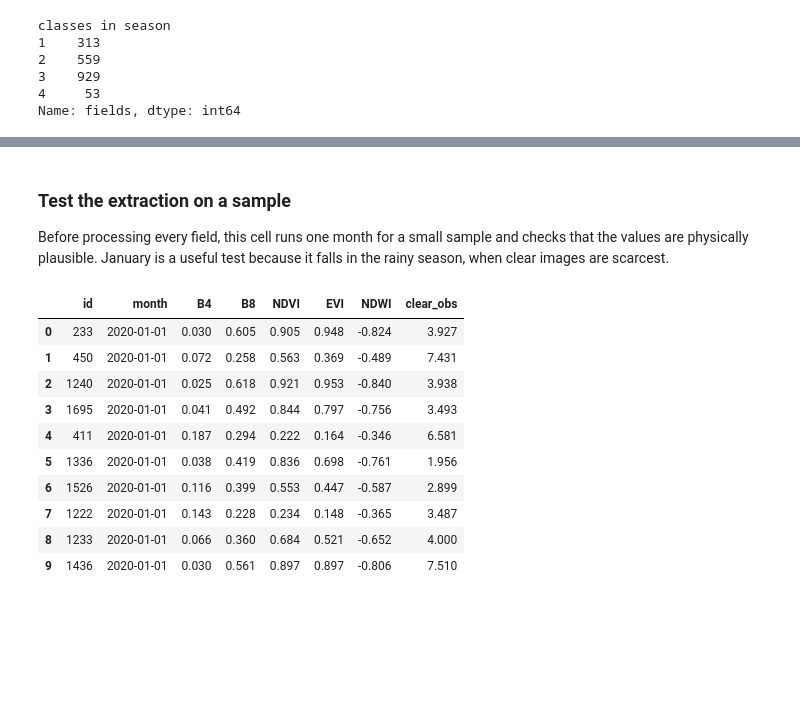
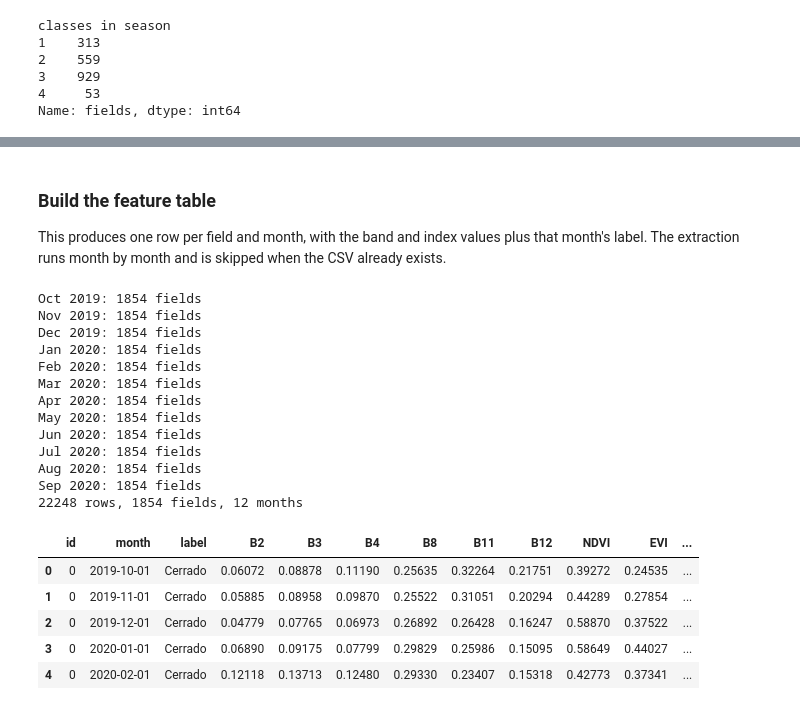
Before and after one commit to lucasmd30/crop-classification-sentinel2, a Jupyter notebook: crop_classification.ipynb, the cells around one changed output, grey strips where cells are left out. Cells and saved outputs as stored; diff of their text form; code cells hidden in the pictures; blank space fills up the shorter version.

Commit message:
Export per-field band and vegetation index time series to CSV

```diff
--- a/crop_classification.ipynb
+++ b/crop_classification.ipynb
@@ -134,7 +134,7 @@ Running this section requires an Earth Engine account. Replace `EE_PROJECT` with
 import ee
 
 EE_PROJECT = "crop-classification-sentinel2"
-ee.Initialize(project=EE_PROJECT)
+FEATURES_CSV = Path("data/sentinel2_features.csv")
 
 COLLECTION = "COPERNICUS/S2_SR_HARMONIZED"
 BANDS = ["B2", "B3", "B4", "B8", "B11", "B12"]
@@ -143,7 +143,10 @@ CLEAR_SCL_CLASSES = [4, 5, 6, 7]  # vegetation, bare soil, water, unclassified
 SCALE_METERS = 20  # native resolution of the SWIR bands
 CHUNK_SIZE = 400  # fields per request, to stay within Earth Engine limits
 
-study_area = ee.Geometry.Rectangle([float(value) for value in fields.total_bounds])
+needs_extraction = not FEATURES_CSV.exists()
+if needs_extraction:
+    ee.Initialize(project=EE_PROJECT)
+    study_area = ee.Geometry.Rectangle([float(value) for value in fields.total_bounds])
 # %%
 def mask_clouds(image):
     """Keep clear pixels and convert the bands to surface reflectance."""
@@ -195,27 +198,46 @@ def extract_month(month_start, polygons):
     table = pd.DataFrame(rows)
     table.insert(1, "month", pd.Timestamp(month_start))
     return table
-# %% [markdown]
-### Test the extraction on a sample
-
-Before processing every field, this cell runs one month for a small sample and checks that the values are physically plausible. January is a useful test because it falls in the rainy season, when clear images are scarcest.
-# %%
-sample = extract_month("2020-01-01", fields.sample(20, random_state=42))
-
-assert sample["NDVI"].dropna().between(-1, 1).all(), "NDVI must be between -1 and 1"
-assert sample[BANDS].dropna().ge(0).all().all(), "Reflectance cannot be negative"
-
-values = sample[["B4", "B8", "NDVI", "EVI", "NDWI", "clear_obs"]].round(3)
-sample[["id", "month"]].join(values).head(10)
-# %% [output]
-|  | id | month | B4 | B8 | NDVI | EVI | NDWI | clear_obs |
-| 0 | 233 | 2020-01-01 | 0.030 | 0.605 | 0.905 | 0.948 | -0.824 | 3.927 |
-| 1 | 450 | 2020-01-01 | 0.072 | 0.258 | 0.563 | 0.369 | -0.489 | 7.431 |
-| 2 | 1240 | 2020-01-01 | 0.025 | 0.618 | 0.921 | 0.953 | -0.840 | 3.938 |
-| 3 | 1695 | 2020-01-01 | 0.041 | 0.492 | 0.844 | 0.797 | -0.756 | 3.493 |
-| 4 | 411 | 2020-01-01 | 0.187 | 0.294 | 0.222 | 0.164 | -0.346 | 6.581 |
-| 5 | 1336 | 2020-01-01 | 0.038 | 0.419 | 0.836 | 0.698 | -0.761 | 1.956 |
-| 6 | 1526 | 2020-01-01 | 0.116 | 0.399 | 0.553 | 0.447 | -0.587 | 2.899 |
-| 7 | 1222 | 2020-01-01 | 0.143 | 0.228 | 0.234 | 0.148 | -0.365 | 3.487 |
-| 8 | 1233 | 2020-01-01 | 0.066 | 0.360 | 0.684 | 0.521 | -0.652 | 4.000 |
-| 9 | 1436 | 2020-01-01 | 0.030 | 0.561 | 0.897 | 0.897 | -0.806 | 7.510 |
+# %% [markdown]
+### Build the feature table
+
+This produces one row per field and month, with the band and index values plus that month's label. The extraction runs month by month and is skipped when the CSV already exists.
+# %%
+FEATURE_COLUMNS = BANDS + INDICES + ["clear_obs"]
+
+if needs_extraction:
+    months = pd.date_range("2019-10-01", periods=len(MONTHS), freq="MS")
+    monthly_tables = []
+    for month in months:
+        monthly_tables.append(extract_month(month.strftime("%Y-%m-%d"), fields))
+        print(f"{month:%b %Y}: {len(monthly_tables[-1])} fields")
+
+    extracted = pd.concat(monthly_tables, ignore_index=True)
+    extracted[FEATURE_COLUMNS] = extracted[FEATURE_COLUMNS].round(5)
+    features = extracted.merge(labels, on=["id", "month"], how="left", validate="one_to_one")
+    features = features[["id", "month", "label"] + FEATURE_COLUMNS]
+    features.sort_values(["id", "month"]).to_csv(FEATURES_CSV, index=False)
+
+features = pd.read_csv(FEATURES_CSV, dtype={"id": str}, parse_dates=["month"])
+print(f"{len(features)} rows, {features['id'].nunique()} fields, {features['month'].nunique()} months")
+features.head()
+# %% [output]
+Oct 2019: 1854 fields
+Nov 2019: 1854 fields
+Dec 2019: 1854 fields
+Jan 2020: 1854 fields
+Feb 2020: 1854 fields
+Mar 2020: 1854 fields
+Apr 2020: 1854 fields
+May 2020: 1854 fields
+Jun 2020: 1854 fields
+Jul 2020: 1854 fields
+Aug 2020: 1854 fields
+Sep 2020: 1854 fields
+22248 rows, 1854 fields, 12 months
+|  | id | month | label | B2 | B3 | B4 | B8 | B11 | B12 | NDVI | EVI | ... |
+| 0 | 0 | 2019-10-01 | Cerrado | 0.06072 | 0.08878 | 0.11190 | 0.25635 | 0.32264 | 0.21751 | 0.39272 | 0.24535 | ... |
+| 1 | 0 | 2019-11-01 | Cerrado | 0.05885 | 0.08958 | 0.09870 | 0.25522 | 0.31051 | 0.20294 | 0.44289 | 0.27854 | ... |
+| 2 | 0 | 2019-12-01 | Cerrado | 0.04779 | 0.07765 | 0.06973 | 0.26892 | 0.26428 | 0.16247 | 0.58870 | 0.37522 | ... |
+| 3 | 0 | 2020-01-01 | Cerrado | 0.06890 | 0.09175 | 0.07799 | 0.29829 | 0.25986 | 0.15095 | 0.58649 | 0.44027 | ... |
+| 4 | 0 | 2020-02-01 | Cerrado | 0.12118 | 0.13713 | 0.12480 | 0.29330 | 0.23407 | 0.15318 | 0.42773 | 0.37341 | ... |
```
Also changed, not shown: parts of 3 cells of this notebook, 2 other files.
